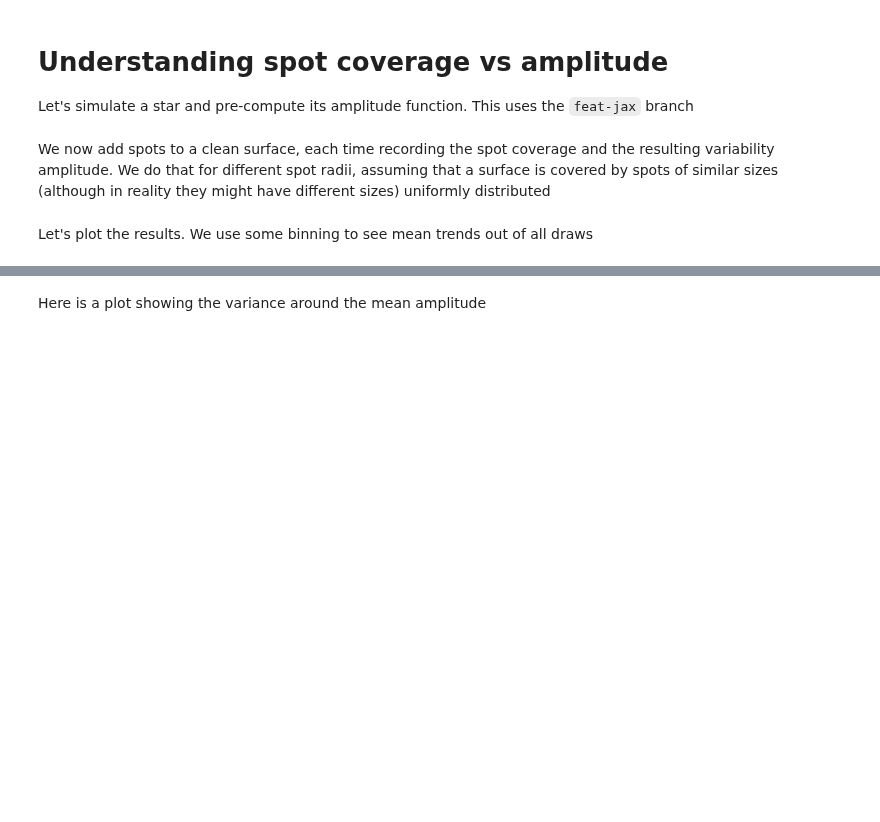
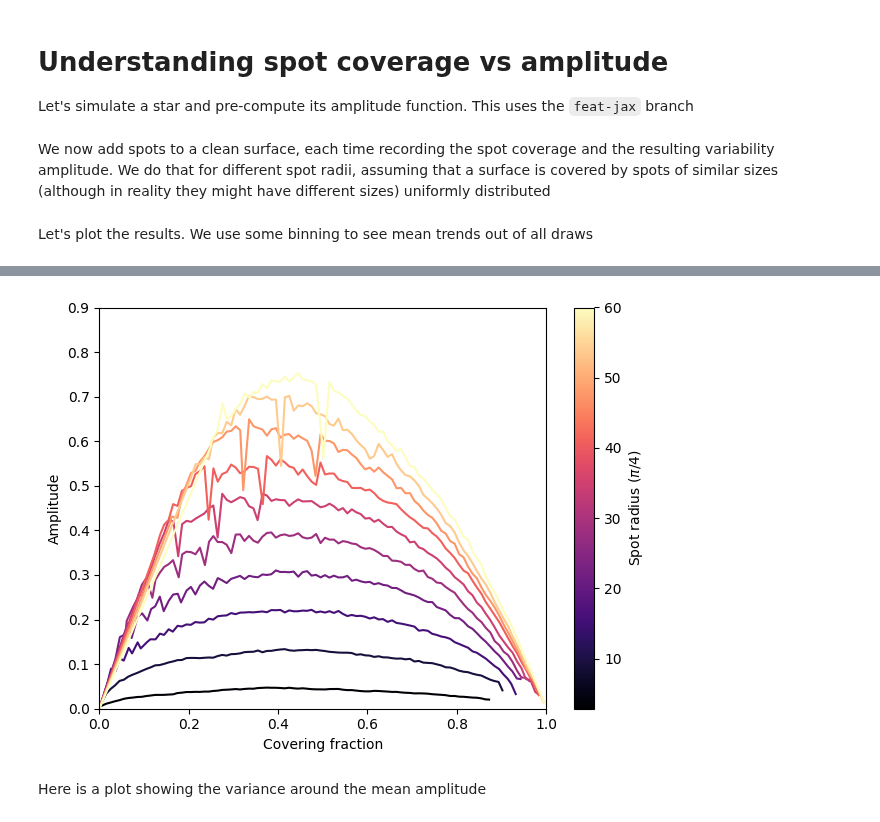
Before and after one commit to lgrcia/spotter, a Jupyter notebook: docs/source/notebooks/amplitude_constraints.ipynb, the cells around one changed output, grey strips where cells are left out. Drawn from its saved outputs; the diff is of its cells as text; code cells hidden in the pictures; blank space fills up the shorter version.

```diff
--- a/docs/source/notebooks/amplitude_constraints.ipynb
+++ b/docs/source/notebooks/amplitude_constraints.ipynb
@@ -106,3 +104,41 @@ plt.tight_layout()
+# %%
+angle = np.rad2deg(radii)
+
+# 20 colors from the viridis colro palette
+s_m = matplotlib.cm.ScalarMappable(
+    cmap="magma", norm=plt.Normalize(vmin=np.min(angle), vmax=np.max(angle))
+)
+
+
+def plot(cov):
+    for i in np.arange(0, len(covs), 1):
+        c, a = np.array(cov[i]), np.array(amplitudes[i])
+        a /= np.pi
+        if len(c) == 0:
+            continue
+        idxs = index_binning(c, 0.01)
+        color = s_m.to_rgba(angle[i])
+        _std_a = np.array([a[idx].std() for idx in idxs])
+        _a = np.array([a[idx].mean() for idx in idxs])
+        _c = np.array([c[idx].mean() for idx in idxs])
+        plt.plot(_c, _a, "-", color=color)
+        # plt.fill_between(_c, _a - _std_a, _a + _std_a, alpha=0.5, color=color)
+        plt.xlabel("Covering fraction")
+        plt.ylabel("Amplitude")
+        plt.xlim(0, 1.0)
+        plt.ylim(0, 0.9)
+
+
+plot(covs)
+plt.colorbar(s_m, label="Spot radius ($\pi /4$)", ax=plt.gca())
+fig.suptitle(
+    "400 clean surfaces with up to 500 spots added\n(stopped adding spots when covering fraction > 0.9)",
+    fontsize=10,
+)
+
+plt.tight_layout()
+# %% [output]
+[figure, added]
 # %% [markdown]
 Here is a plot showing the variance around the mean amplitude
 # %%
```
Also changed, not shown: parts of 12 cells of this notebook.
